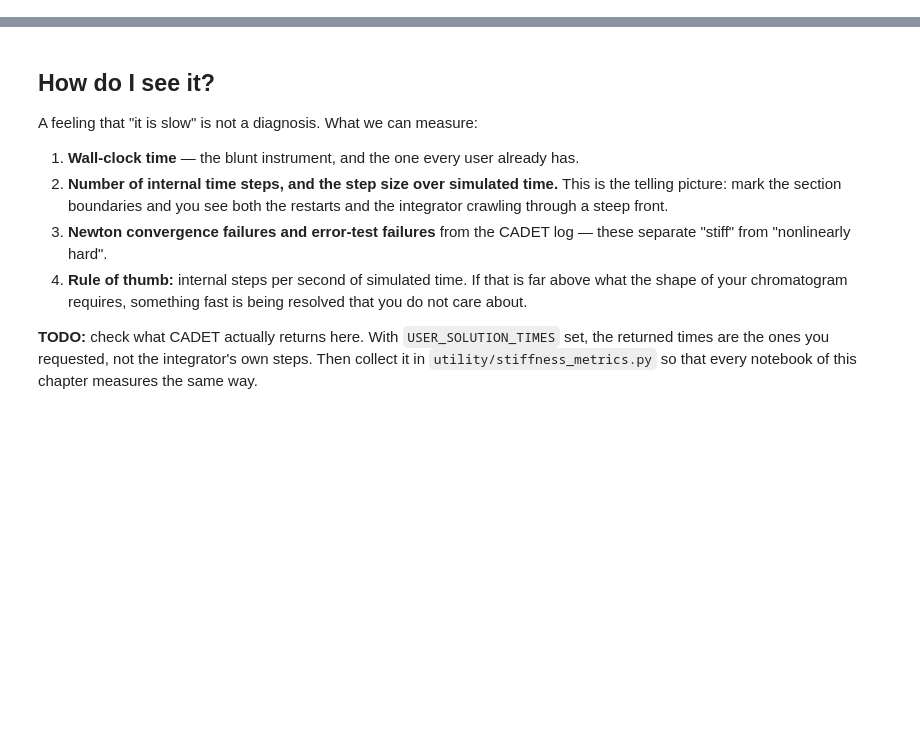
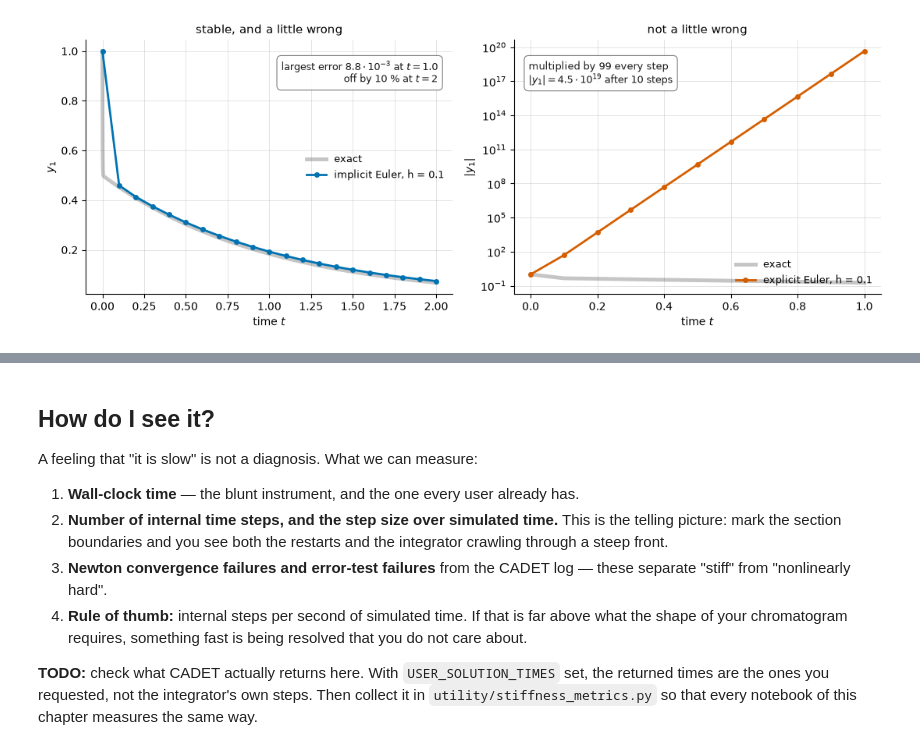
Before and after one commit to cadet/CADET-Workshop, a Jupyter notebook: 98 Numerics/stiffness.ipynb, the cells around one changed output, grey strips where cells are left out. Cells and saved outputs as stored; diff of their text form; code cells hidden in the pictures; blank space fills up the shorter version.

```diff
--- a/98 Numerics/stiffness.ipynb
+++ b/98 Numerics/stiffness.ipynb
@@ -39,0 +55,16 @@ The fast component has decayed to nothing after a few thousandths of a second, a
+# %%
+A = demos.two_scale_system(slow=-1.0, fast=-1000.0)
+y0 = np.array([1.0, 0.0])
+
+time_implicit, y_implicit = demos.implicit_euler(A, y0, h=0.1, t_end=2.0)
+
+# Ten steps are enough to see where the explicit one is going.
+time_explicit, y_explicit = demos.explicit_euler(A, y0, h=0.1, t_end=1.0)
+
+demos.plot_accuracy_and_blowup(
+    ("implicit Euler, h = 0.1", time_implicit, y_implicit),
+    ("explicit Euler, h = 0.1", time_explicit, y_explicit),
+    t_end=2.0,
+);
+# %% [output]
+[figure, added]
```
Also changed, not shown: parts of 10 cells of this notebook, 4 other files.
